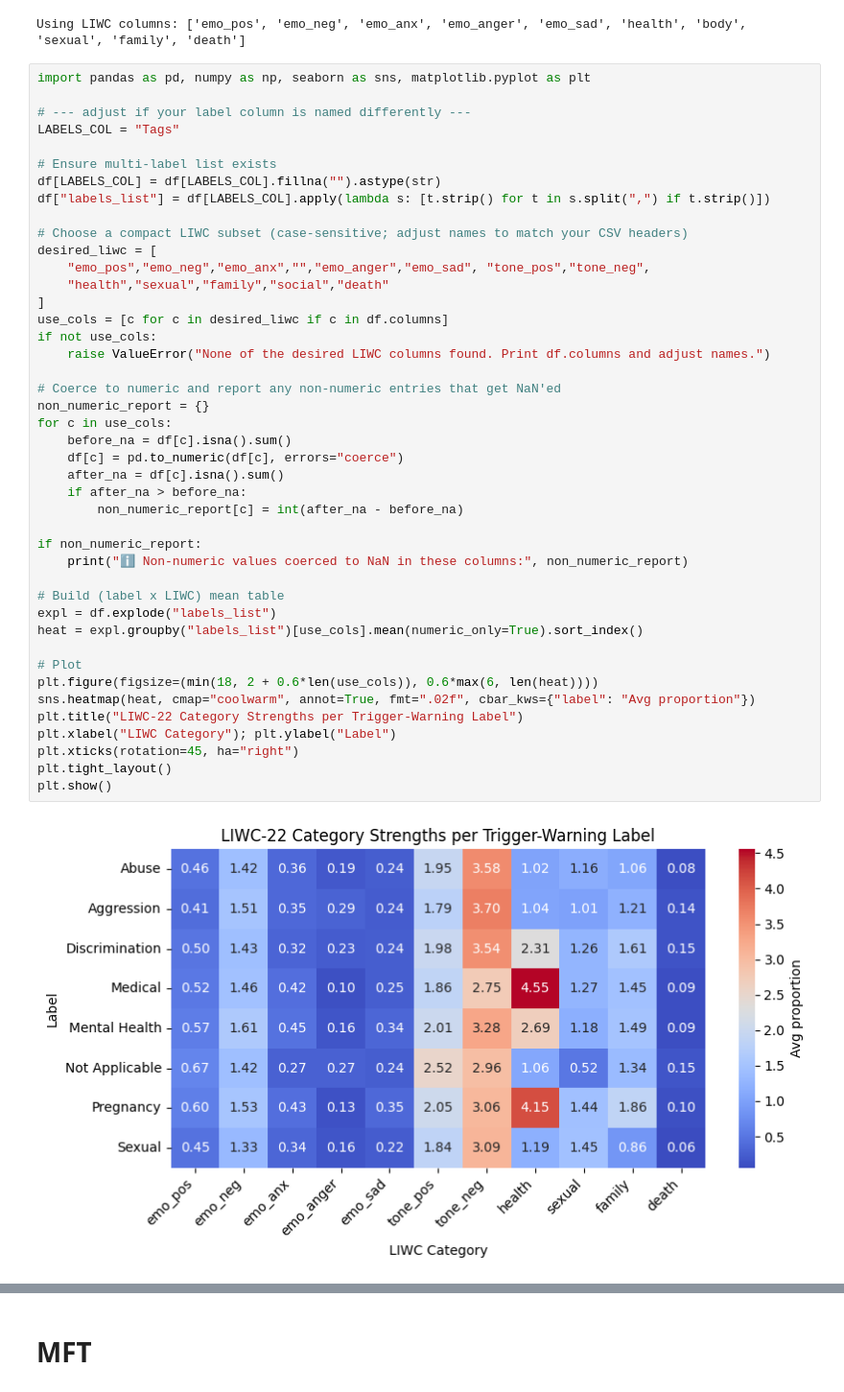
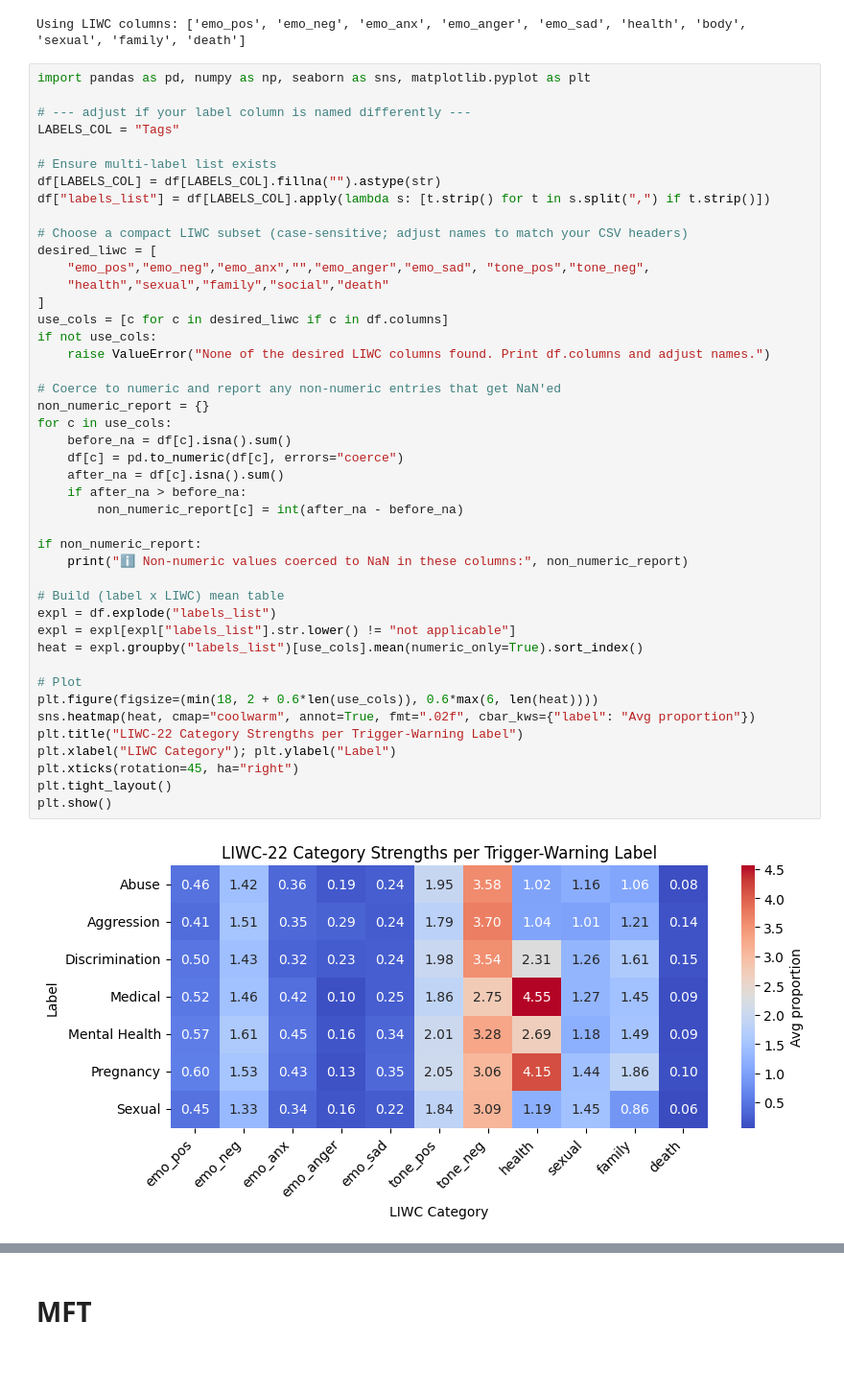
Before and after one commit to ShirleneRose/TriggerWarnings, a Jupyter notebook: jupyter-notebooks/linguistic_analysis.ipynb, the cells around one changed output, grey strips where cells are left out. Shown at 96% size. Drawn from its saved outputs; the diff is of its cells as text; blank space fills up the shorter version.

```diff
--- a/jupyter-notebooks/linguistic_analysis.ipynb
+++ b/jupyter-notebooks/linguistic_analysis.ipynb
@@ -1380,34 +1380,35 @@ desired_liwc = [
 ]
 use_cols = [c for c in desired_liwc if c in df.columns]
 if not use_cols:
     raise ValueError("None of the desired LIWC columns found. Print df.columns and adjust names.")
 
 # Coerce to numeric and report any non-numeric entries that get NaN'ed
 non_numeric_report = {}
 for c in use_cols:
     before_na = df[c].isna().sum()
     df[c] = pd.to_numeric(df[c], errors="coerce")
     after_na = df[c].isna().sum()
     if after_na > before_na:
         non_numeric_report[c] = int(after_na - before_na)
 
 if non_numeric_report:
     print("ℹ️ Non-numeric values coerced to NaN in these columns:", non_numeric_report)
 
 # Build (label x LIWC) mean table
 expl = df.explode("labels_list")
+expl = expl[expl["labels_list"].str.lower() != "not applicable"]
 heat = expl.groupby("labels_list")[use_cols].mean(numeric_only=True).sort_index()
 
 # Plot
 plt.figure(figsize=(min(18, 2 + 0.6*len(use_cols)), 0.6*max(6, len(heat))))
 sns.heatmap(heat, cmap="coolwarm", annot=True, fmt=".02f", cbar_kws={"label": "Avg proportion"})
 plt.title("LIWC-22 Category Strengths per Trigger-Warning Label")
 plt.xlabel("LIWC Category"); plt.ylabel("Label")
 plt.xticks(rotation=45, ha="right")
 plt.tight_layout()
 plt.show()
 # %% [output]
-[figure, old version]
+[figure, new version]
 # %%
 summary_cols = ["Analytic", "Authentic", "Tone", "Linguistic"]
 expl = df.explode("labels_list")
```
Also changed, not shown: parts of 1 cell of this notebook.
